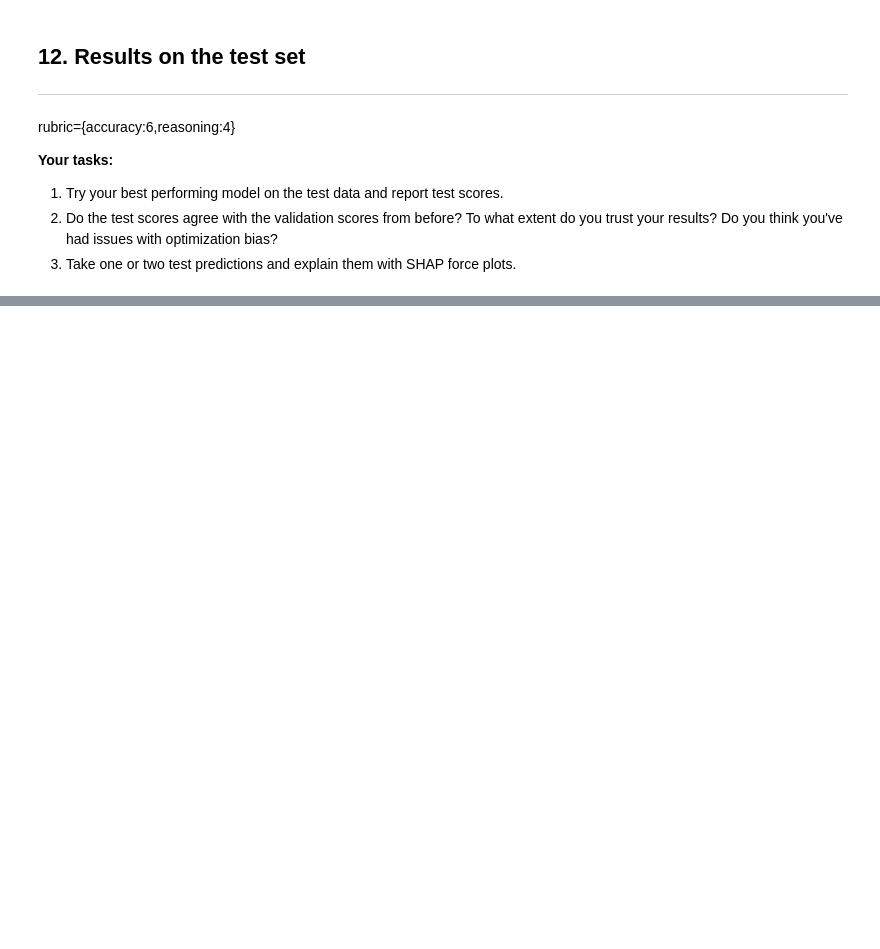
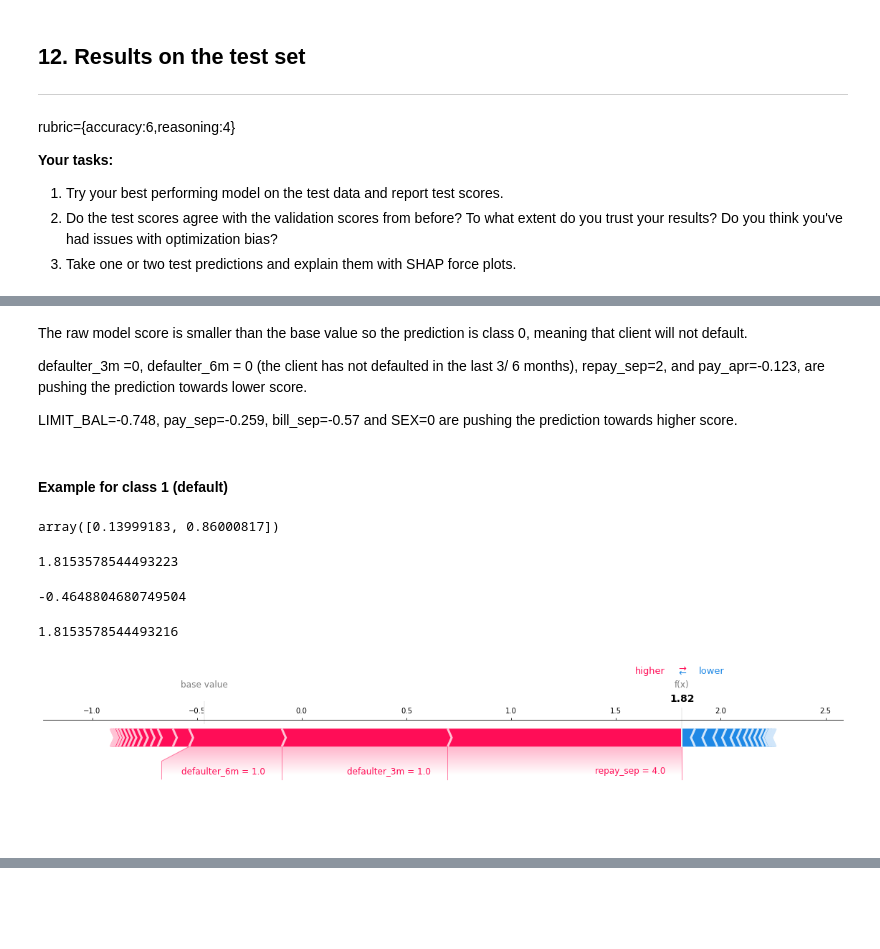
Before and after one commit to Anupriya-Sri/default_classifier_573_lab4-1, a Jupyter notebook: lab4.ipynb, the cells around one changed output, grey strips where cells are left out. Drawn from its saved outputs; the diff is of its cells as text; code cells hidden in the pictures; blank space fills up the shorter version.

```diff
--- a/lab4.ipynb
+++ b/lab4.ipynb
@@ -852,0 +886,35 @@ rubric={accuracy:6,reasoning:4}
+# %% [markdown]
+The raw model score is smaller than the base value  so the prediction is class 0, meaning that client will not default.
+
+defaulter_3m =0, defaulter_6m = 0 (the client has not defaulted in the last 3/ 6 months), repay_sep=2, and pay_apr=-0.123, are pushing the prediction towards lower score.
+
+LIMIT_BAL=-0.748, pay_sep=-0.259, bill_sep=-0.57 and SEX=0 are pushing the prediction towards higher score.
+# %% [markdown]
+#### Example for class 1 (default)
+# %%
+# Confirm class of example and assess how confident is the model about the prediction
+example_class1_index = 2
+pipe_lgbm_shap.named_steps["lgbmclassifier"].predict_proba(X_test_enc)[example_class1_index]
+# %% [output]
+array([0.13999183, 0.86000817])
+# %%
+pipe_lgbm_shap.named_steps["lgbmclassifier"].predict(X_test_enc, raw_score=True)[example_class1_index]  # raw score of the model for this example
+# %% [output]
+1.8153578544493223
+# %%
+lgbm_explainer.expected_value[1] # base value (on average this is the raw score)
+# %% [output]
+-0.4648804680749504
+# %%
+test_lgbm_shap_values[1][example_class1_index, :].sum() + lgbm_explainer.expected_value[1]
+# %% [output]
+1.8153578544493216
+# %%
+shap.force_plot(
+    lgbm_explainer.expected_value[1],
+    test_lgbm_shap_values[1][example_class1_index, :],
+    X_test_enc.iloc[example_class1_index, :],
+    matplotlib=True,
+)
+# %% [output]
+[figure, added]
```
Also changed, not shown: parts of 34 cells of this notebook.
